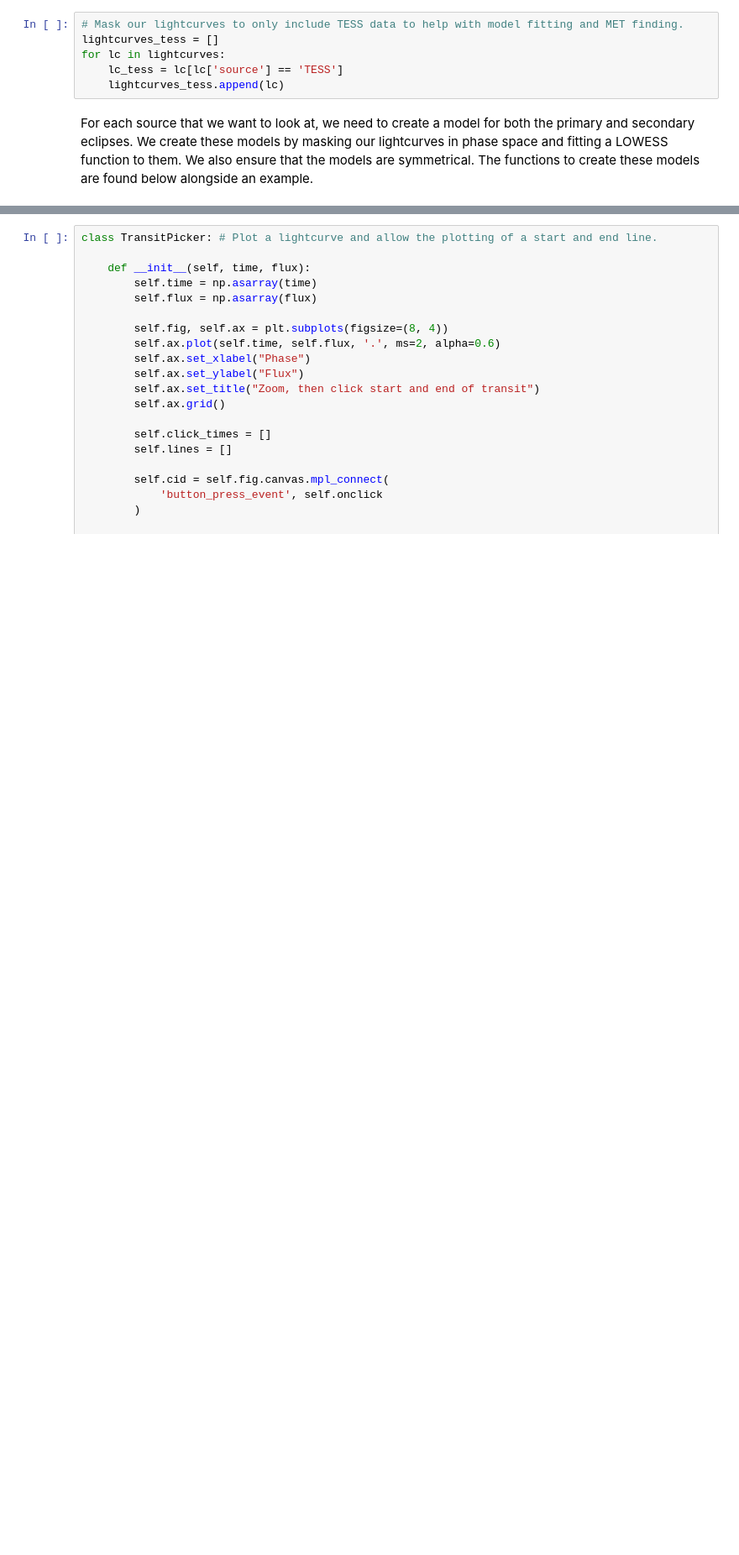
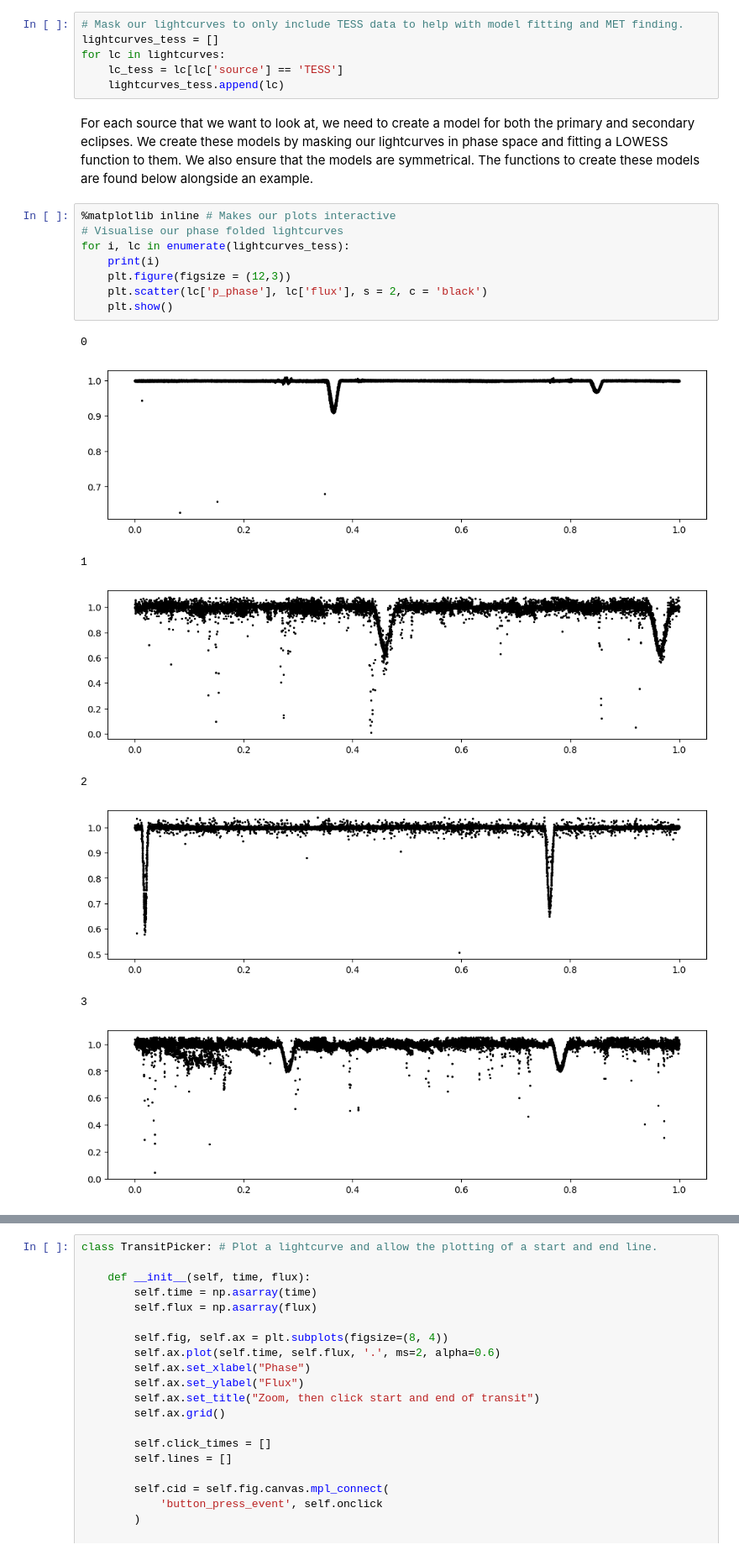
Before and after one commit to jfer9940/mid_eclipse_timing, a Jupyter notebook: model_creation.ipynb, the cells around one changed output, grey strips where cells are left out. Shown at 84% size. Cells and saved outputs as stored; diff of their text form; blank space fills up the shorter version.

```diff
--- a/model_creation.ipynb
+++ b/model_creation.ipynb
@@ -52,3 +53,20 @@ for lc in lightcurves:
     lightcurves_tess.append(lc)
 # %% [markdown]
 For each source that we want to look at, we need to create a model for both the primary and secondary eclipses. We create these models by masking our lightcurves in phase space and fitting a LOWESS function to them. We also ensure that the models are symmetrical. The functions to create these models are found below alongside an example.
+# %%
+%matplotlib inline # Makes our plots interactive
+# Visualise our phase folded lightcurves
+for i, lc in enumerate(lightcurves_tess):
+    print(i)
+    plt.figure(figsize = (12,3))
+    plt.scatter(lc['p_phase'], lc['flux'], s = 2, c = 'black')
+    plt.show()
+# %% [output]
+0
+[figure, added]
+1
+[figure, added]
+2
+[figure, added]
+3
+[figure, added]
```
Also changed, not shown: parts of 9 cells of this notebook, 2 other files.
